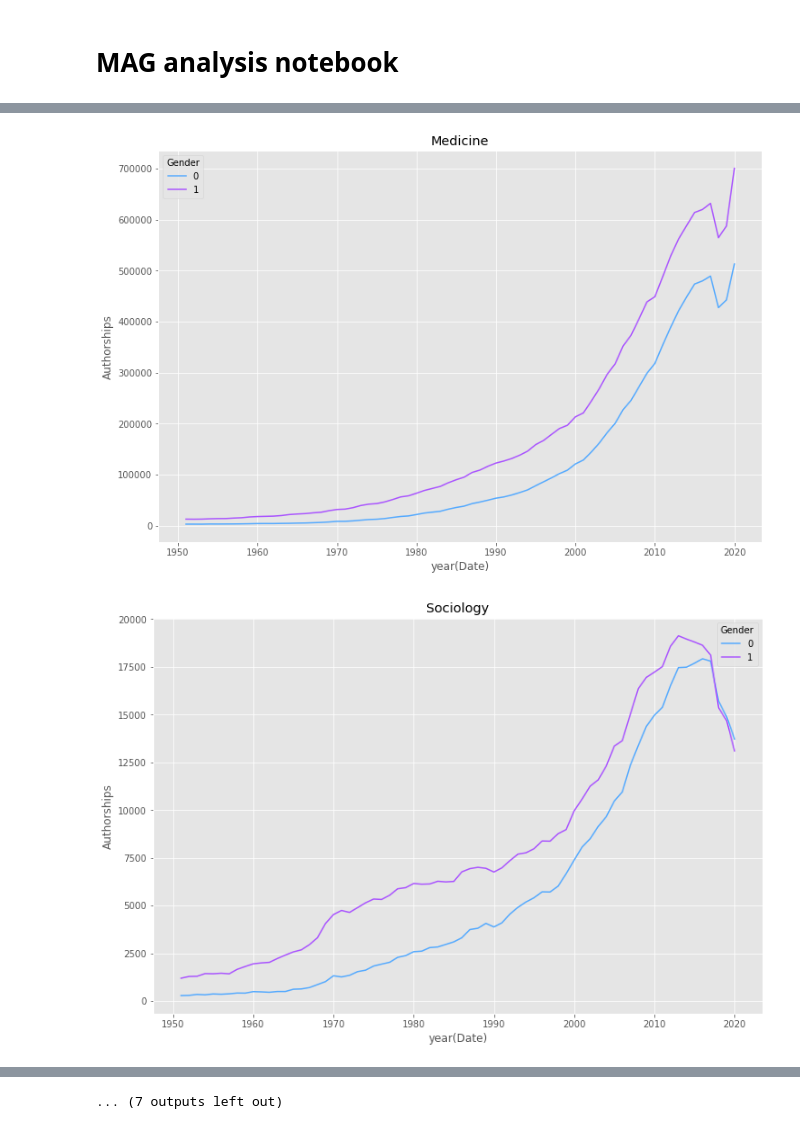
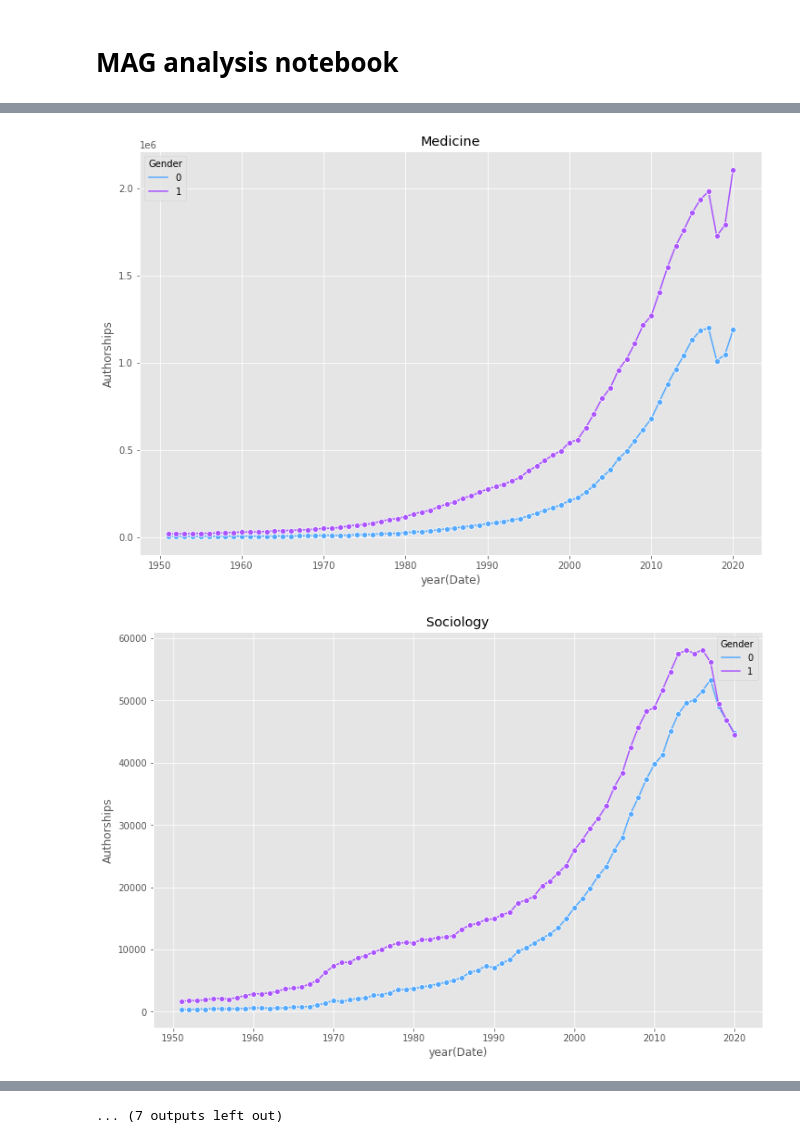
Before and after one commit to buschbirk/CentralityFairness, a Jupyter notebook: MAG analysis notebook.ipynb, the cells around one changed output, grey strips where cells are left out. Cells and saved outputs as stored; diff of their text form; code cells hidden in the pictures.

```diff
--- a/MAG analysis notebook.ipynb
+++ b/MAG analysis notebook.ipynb
@@ -9,6 +9,9 @@ from sparkhpc import sparkjob
 import findspark
 from matplotlib import pyplot as plt
 import seaborn as sns
+import pandas as pd
+
+plt.style.use('ggplot')
 
 # set environment variables
 os.environ["SPARK_LOCAL_DIRS"] = "/home/laal/MAG/TMP"
@@ -61,19 +109,19 @@ def gender_per_discipline_per_year(mag):
 
     author_affiliations = mag.getDataframe('PaperAuthorAffiliations')
     authors = mag.getDataframe('WosToMag')
-    paper_root_field = mag.getDataframe('PaperRootField')
+    paper_root_field = mag.getDataframe('PaperRootFieldMag')
     author_country = mag.getDataframe('AuthorCountry')
     papers = mag.getDataframe('Papers')
 
     query = """
     SELECT
-    YEAR(p.Date), prf.AncestorId, wtm.Gender, COUNT(DISTINCT(paa.PaperId)) as Authorships
+    YEAR(p.Date), prf.FieldOfStudyId, wtm.Gender, COUNT(paa.PaperId) as Authorships
     FROM PaperAuthorAffiliations paa
     INNER JOIN WosToMag wtm ON paa.AuthorId = wtm.MAG
     INNER JOIN Papers p ON paa.PaperId = p.PaperId
-    INNER JOIN PaperRootField prf ON paa.PaperId = prf.PaperId
-    WHERE prf.fieldRank = 1 AND wtm.Gender IN (0, 1) AND prf.fieldRank = 1
-    GROUP BY YEAR(p.Date), wtm.Gender, prf.AncestorId
+    INNER JOIN PaperRootFieldMag prf ON paa.PaperId = prf.PaperId
+    WHERE wtm.Gender IN (0, 1)
+    GROUP BY YEAR(p.Date), wtm.Gender, prf.FieldOfStudyId
     """
     gender_per_discipline = mag.query_sql(query)
     return gender_per_discipline
@@ -81,5 +129,5 @@ def gender_per_discipline_per_year(mag):
 gender_per_discipline = gender_per_discipline_per_year(mag)
 gender_per_discipline_df = gender_per_discipline.toPandas()
 # %%
-filtered = gender_per_discipline_df.sort_values(by=['AncestorId', 'year(Date)'])
+filtered = gender_per_discipline_df.sort_values(by=['FieldOfStudyId', 'year(Date)'])
 filtered = filtered[(filtered['year(Date)'] > 1950) & (filtered['year(Date)'] < 2021)]
@@ -129,8 +150,11 @@ names = [
+# %%
+fos_df = pd.read_csv('MAG_FILES/field_of_study.csv')
+# extract level 0
+fos_df = fos_df.query("Level == 0")
 # %%
-for i in range(len(names)):
-
+for record in fos_df.to_dict('records'):
     fig, ax = plt.subplots(figsize=(12,8))
-
-    sns.lineplot(data=filtered[filtered.AncestorId==ids[i]],
-                 x='year(Date)', y='Authorships', hue='Gender', palette='cool').set_title(names[i])
+    sns.lineplot(data=filtered[filtered.FieldOfStudyId==record['FieldOfStudyId']],
+                 x='year(Date)', y='Authorships', hue='Gender', marker="o",
+                 palette='cool').set_title(record['DisplayName'])
 # %% [output]
@@ -139,2 +163,2 @@ for i in range(len(names)):
-[figure, old version]
+[figure, new version]
-[figure, old version]
+[figure, new version]
```
Also changed, not shown: parts of 24 cells of this notebook, 8 other files.
